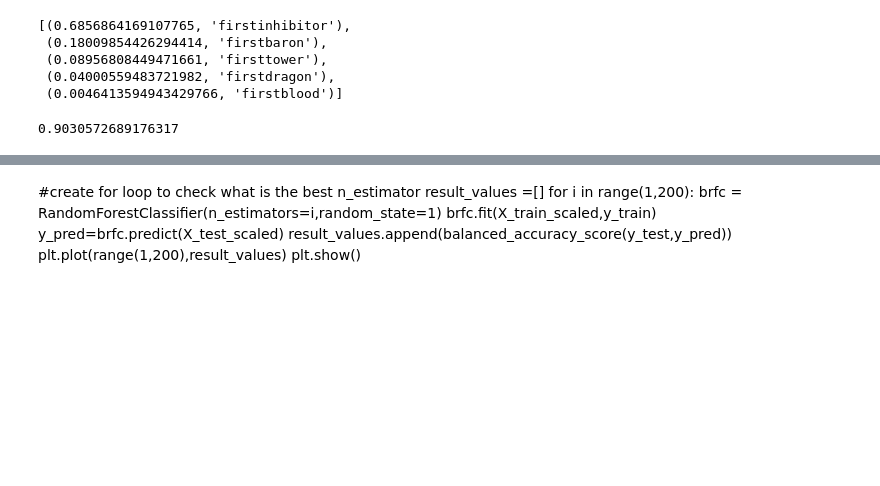
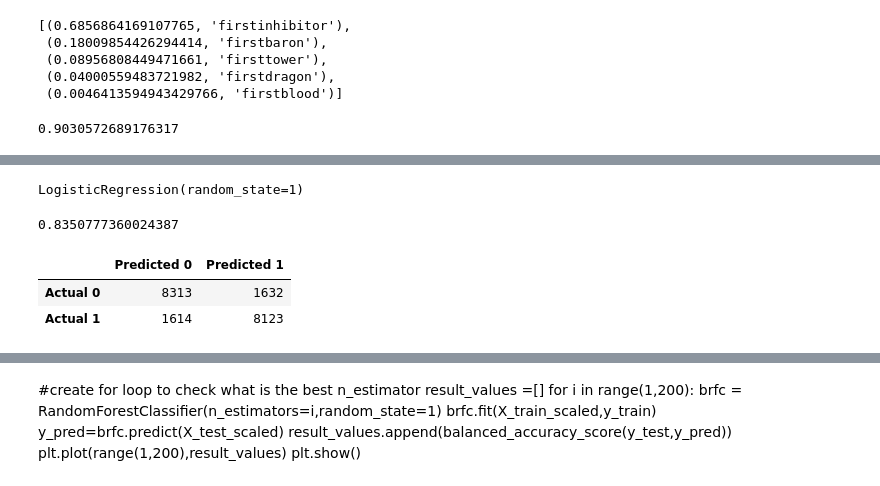
Before and after one commit to kylegross/League_of_Legends, a Jupyter notebook: monsters_dataframe.ipynb, the cells around one changed output, grey strips where cells are left out. Drawn from its saved outputs; the diff is of its cells as text; code cells hidden in the pictures; blank space fills up the shorter version.

```diff
--- a/monsters_dataframe.ipynb
+++ b/monsters_dataframe.ipynb
@@ -434,0 +519,28 @@ balanced_accuracy_score(y_test,y_pred)
+# %%
+#create a logistic regression model
+classifier = LogisticRegression(solver='lbfgs', random_state=1)
+# %%
+#fit the model
+classifier.fit(X_train, y_train)
+# %% [output]
+LogisticRegression(random_state=1)
+# %%
+# Predict outcomes for test data set
+predictions = classifier.predict(X_test)
+# %%
+accuracy_score(y_test, predictions)
+# %% [output]
+0.8350777360024387
+# %%
+# Calculating the confusion matrix.
+cm = confusion_matrix(y_test, predictions)
+
+# Create a DataFrame from the confusion matrix.
+cm_df = pd.DataFrame(
+    cm, index=["Actual 0", "Actual 1"], columns=["Predicted 0", "Predicted 1"])
+
+cm_df
+# %% [output]
+|  | Predicted 0 | Predicted 1 |
+| Actual 0 | 8313 | 1632 |
+| Actual 1 | 1614 | 8123 |
```
Also changed, not shown: parts of 54 cells of this notebook.
